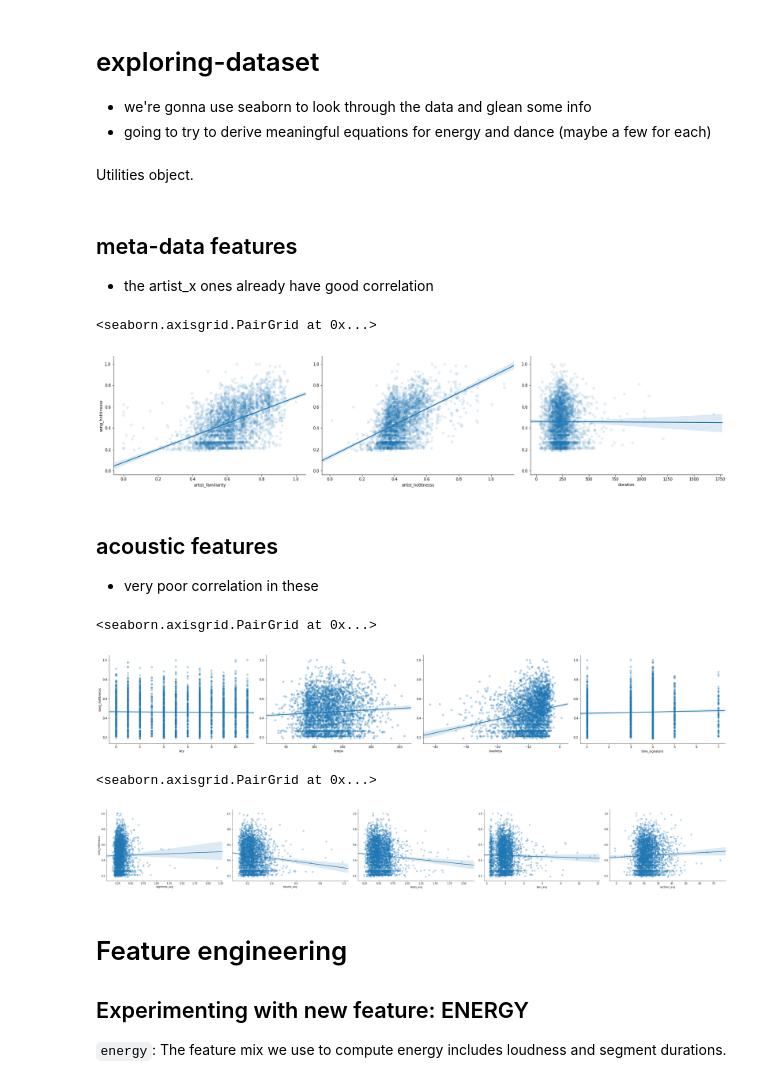
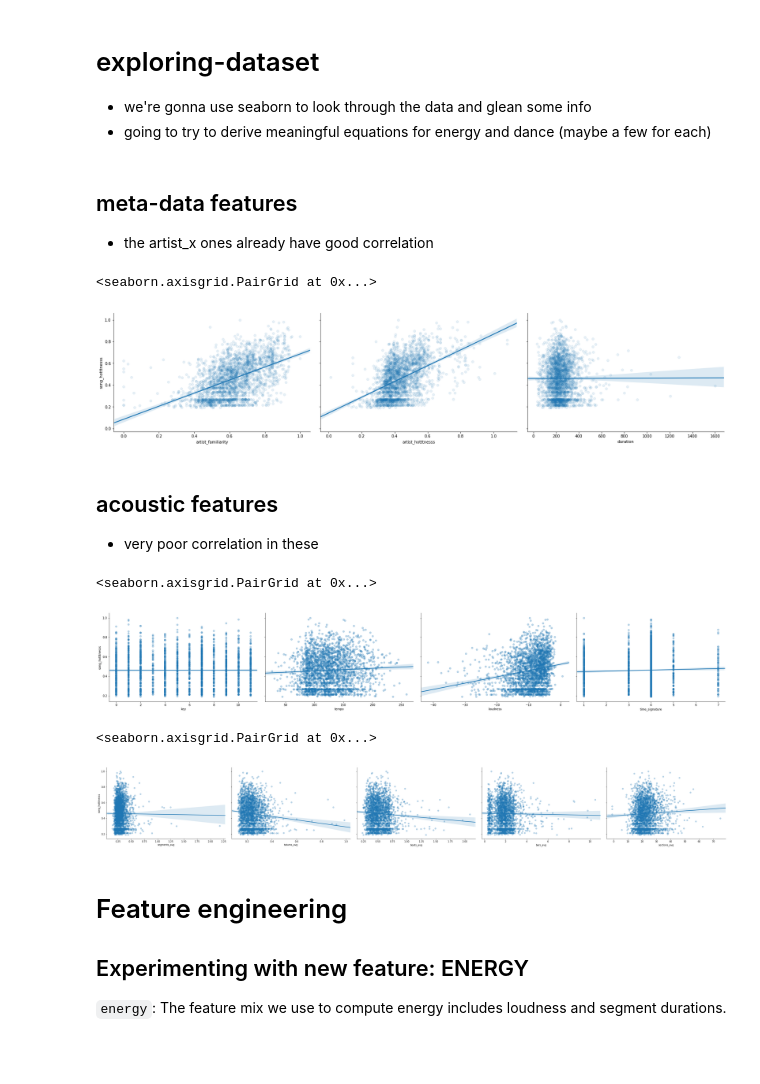
Before and after one commit to rshnn/song-success-predictor, a Jupyter notebook: exploring-dataset.ipynb, the cells around one changed output. Drawn from its saved outputs; the diff is of its cells as text; code cells hidden in the pictures; blank space fills up the shorter version.

Commit message:
cleaned up utilities

```diff
--- a/exploring-dataset.ipynb
+++ b/exploring-dataset.ipynb
@@ -19,41 +19,39 @@ import config as config
 
 %matplotlib inline
 %run utilities.py
-# %% [markdown]
-Utilities object.
 # %%
 %run utilities.py
 util = Utilities({}, use_json=False)
-training_list, testing_list = util.get_datasets()
+training_list, cv_list, testing_list = util.get_datasets()
 
 # turning the datasets into pandas DataFrames
-training_DF, testing_DF = util.create_dataframes(training_list, testing_list)
+training_DF, cv_DF, testing_DF = util.create_dataframes(training_list, cv_list, testing_list)
 # %% [markdown]
 ## meta-data features
 + the artist_x ones already have good correlation
 # %%
 sns.pairplot(training_DF, x_vars=['artist_familiarity', 'artist_hotttnesss', 'duration'],
-             y_vars='song_hotttnesss', size=5, aspect=1.5, kind='reg',  plot_kws={'scatter_kws': {'alpha': 0.1}})
+             y_vars='song_hotttnesss', height=5, aspect=1.5, kind='reg',  plot_kws={'scatter_kws': {'alpha': 0.1}})
 # %% [output]
 <seaborn.axisgrid.PairGrid at 0x...>
-[figure, old version]
+[figure, new version]
 # %% [markdown]
 ## acoustic features
 + very poor correlation in these
 # %%
 # The raw acoustic features
 sns.pairplot(training_DF, x_vars=['key', 'tempo', 'loudness', 'time_signature'],
-             y_vars='song_hotttnesss', size=5, aspect=1.5, kind='reg', plot_kws={'scatter_kws': {'alpha': 0.3}})
+             y_vars='song_hotttnesss', height=5, aspect=1.5, kind='reg', plot_kws={'scatter_kws': {'alpha': 0.3}})
 # %% [output]
 <seaborn.axisgrid.PairGrid at 0x...>
-[figure, old version]
+[figure, new version]
 # %%
 # all the interval averages
 sns.pairplot(training_DF, x_vars=['segments_avg', 'tatums_avg', 'beats_avg', 'bars_avg', 'sections_avg'],
-             y_vars='song_hotttnesss', size=5, aspect=1.5, kind='reg', plot_kws={'scatter_kws': {'alpha': 0.3}})
+             y_vars='song_hotttnesss', height=5, aspect=1.5, kind='reg', plot_kws={'scatter_kws': {'alpha': 0.3}})
 # %% [output]
 <seaborn.axisgrid.PairGrid at 0x...>
-[figure, old version]
+[figure, new version]
 # %% [markdown]
 # Feature engineering
 
```
Also changed, not shown: parts of 2 cells of this notebook, 10 other files.
